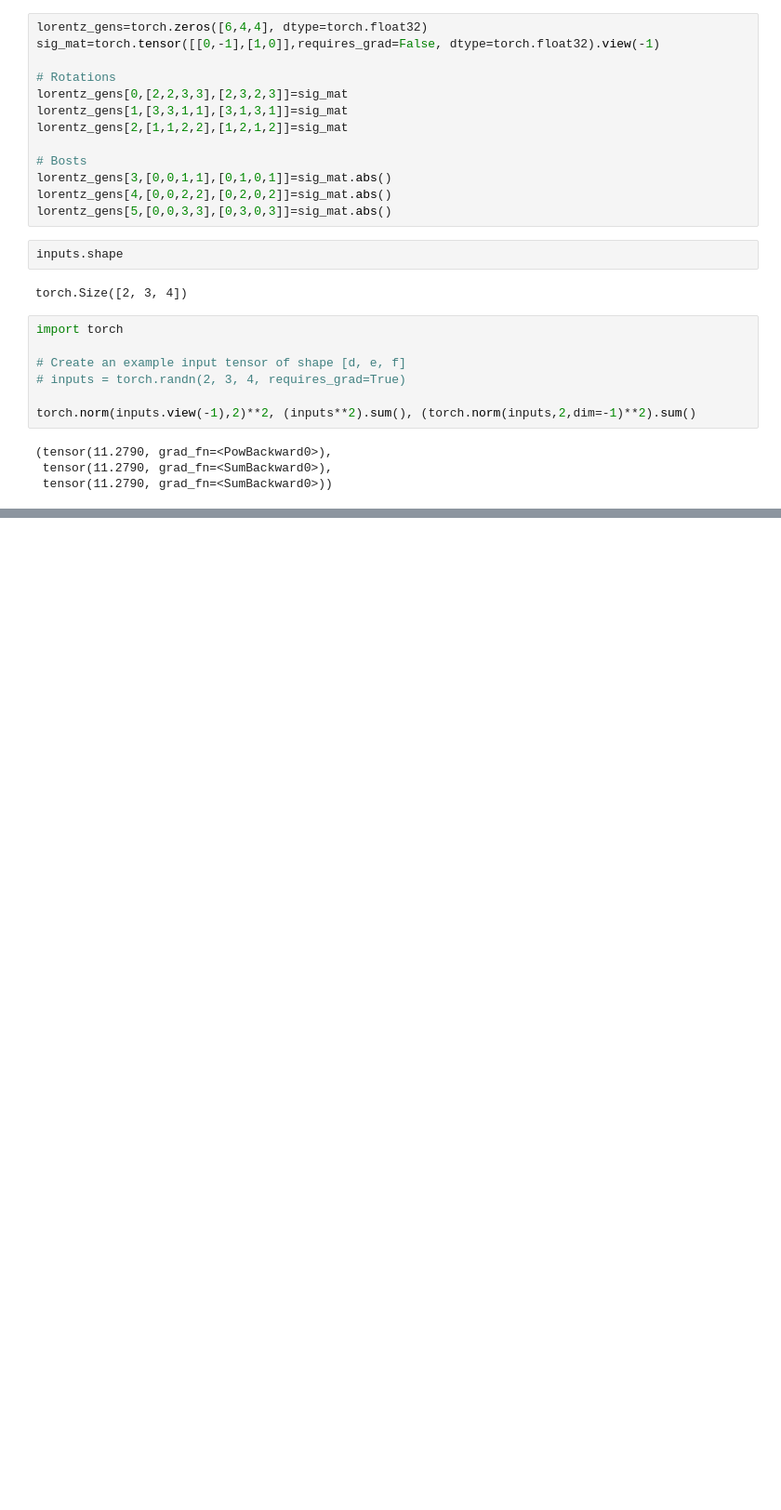
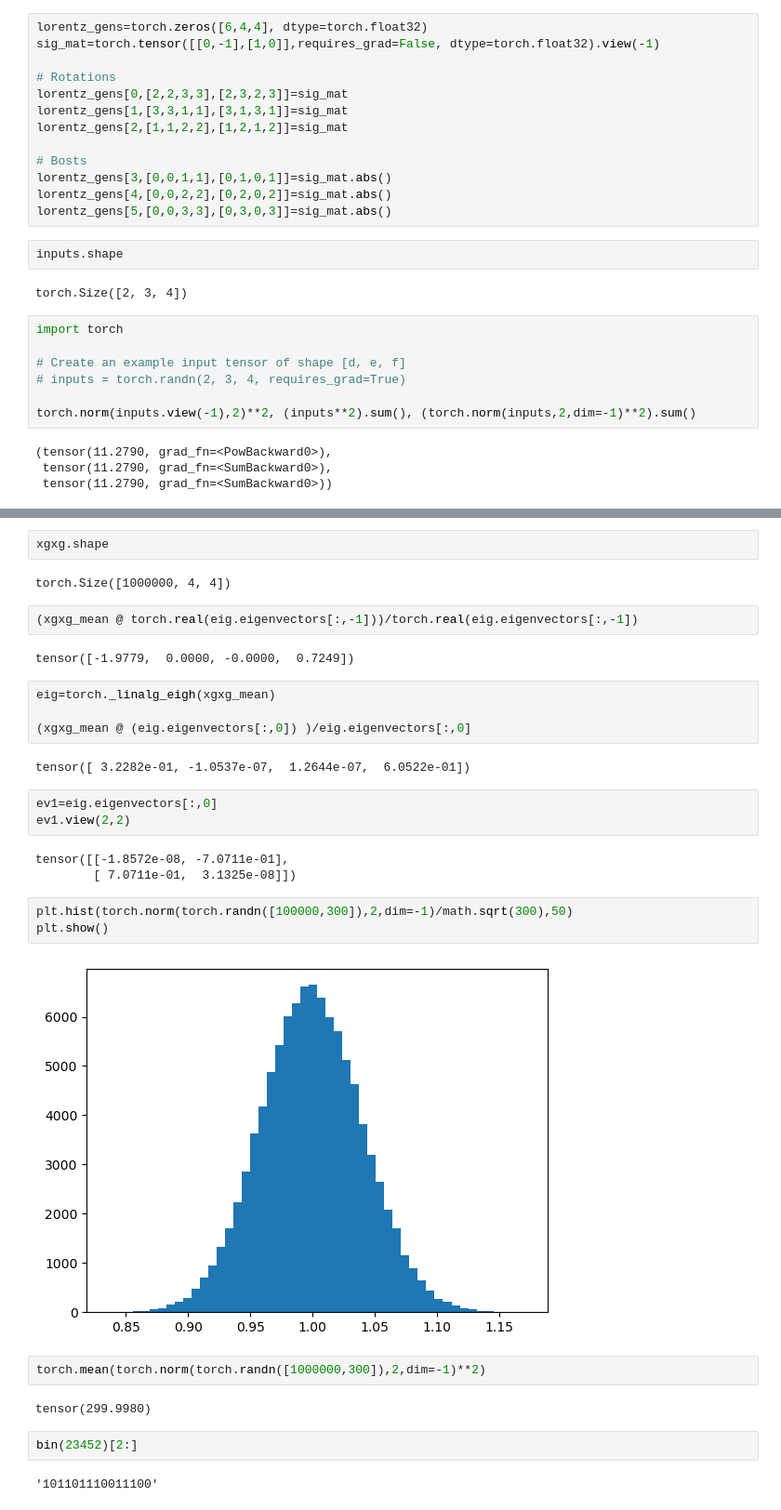
Before and after one commit to Nadav-out/SymLoss, a Jupyter notebook: notebooks/unrelated.ipynb, the cells around one changed output, grey strips where cells are left out. Shown: that part at 93% size. Saved outputs shown, nothing was run; the diff lists cells and outputs as text; blank space fills up the shorter version.

```diff
--- a/notebooks/unrelated.ipynb
+++ b/notebooks/unrelated.ipynb
@@ -377,0 +813,33 @@ Lorentz Scalar Loss: 0.0
+# %%
+xgxg.shape
+# %% [output]
+torch.Size([1000000, 4, 4])
+# %%
+(xgxg_mean @ torch.real(eig.eigenvectors[:,-1]))/torch.real(eig.eigenvectors[:,-1])
+# %% [output]
+tensor([-1.9779,  0.0000, -0.0000,  0.7249])
+# %%
+eig=torch._linalg_eigh(xgxg_mean)
+
+(xgxg_mean @ (eig.eigenvectors[:,0]) )/eig.eigenvectors[:,0]
+# %% [output]
+tensor([ 3.2282e-01, -1.0537e-07,  1.2644e-07,  6.0522e-01])
+# %%
+ev1=eig.eigenvectors[:,0]
+ev1.view(2,2)
+# %% [output]
+tensor([[-1.8572e-08, -7.0711e-01],
+        [ 7.0711e-01,  3.1325e-08]])
+# %%
+plt.hist(torch.norm(torch.randn([100000,300]),2,dim=-1)/math.sqrt(300),50)
+plt.show()
+# %% [output]
+[figure, added]
+# %%
+torch.mean(torch.norm(torch.randn([1000000,300]),2,dim=-1)**2)
+# %% [output]
+tensor(299.9980)
+# %%
+bin(23452)[2:]
+# %% [output]
+'101101110011100'
```
Also changed, not shown: parts of 31 cells of this notebook, 1 other file.
